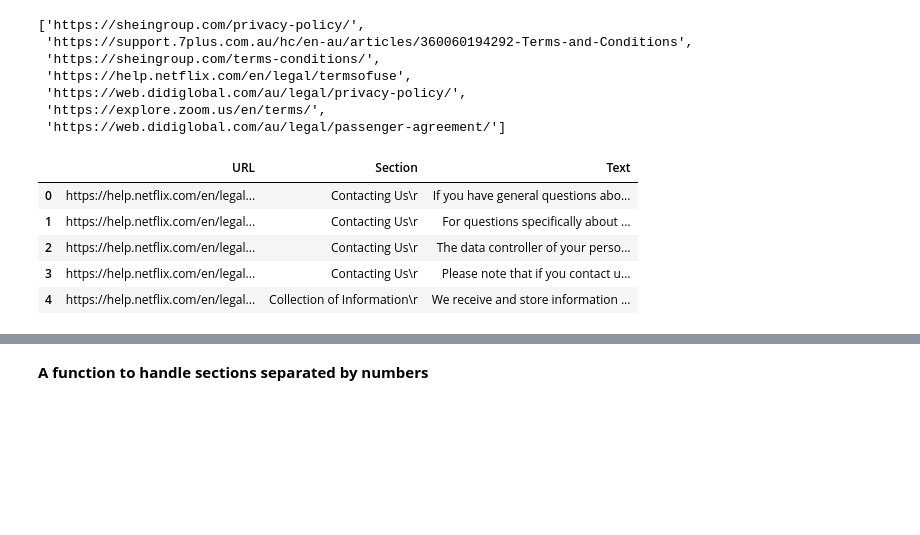
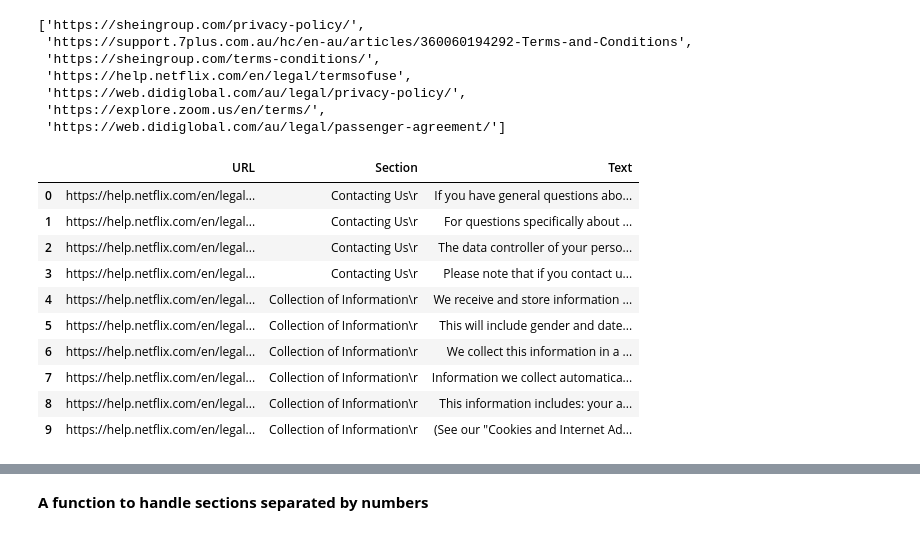
Before and after one commit to zyferion/datta-able-bootstrap-dashboard, a Jupyter notebook: notebooks/data_extraction.ipynb, the cells around one changed output, grey strips where cells are left out. Cells and saved outputs as stored; diff of their text form; code cells hidden in the pictures; blank space fills up the shorter version.

```diff
--- a/notebooks/data_extraction.ipynb
+++ b/notebooks/data_extraction.ipynb
@@ -170,13 +170,49 @@ difference_list
  'https://web.didiglobal.com/au/legal/privacy-policy/',
  'https://explore.zoom.us/en/terms/',
  'https://web.didiglobal.com/au/legal/passenger-agreement/']
-# %%
-result_df.head(5)
-# %% [output]
-|  | URL | Section | Text |
-| 0 | https://help.netflix.com/en/legal... | Contacting Us\r | If you have general questions abo... |
-| 1 | https://help.netflix.com/en/legal... | Contacting Us\r | For questions specifically about ... |
-| 2 | https://help.netflix.com/en/legal... | Contacting Us\r | The data controller of your perso... |
-| 3 | https://help.netflix.com/en/legal... | Contacting Us\r | Please note that if you contact u... |
-| 4 | https://help.netflix.com/en/legal... | Collection of Information\r | We receive and store information ... |
+# %%
+def remove_whitespace_and_carriage_returns(df, column_name):
+    """
+    Remove leading and trailing whitespaces, newline characters, and carriage returns from a column in a Pandas DataFrame.
+
+    Args:
+        df (pd.DataFrame): The DataFrame containing the column.
+        column_name (str): The name of the column with whitespace, newline characters, and carriage returns to remove.
+
+    Returns:
+        pd.DataFrame: The DataFrame with leading/trailing spaces, newline characters, and carriage returns removed from the specified column.
+    """
+    # Check if the column exists in the DataFrame
+    if column_name not in df.columns:
+        raise ValueError(f"Column '{column_name}' not found in the DataFrame.")
+
+    # Use str.replace() with a regular expression to replace multiple spaces with one space
+    df[column_name] = df[column_name].str.replace(r'\s+', ' ', regex=True)
+
+    # Use str.replace() to remove carriage returns ('\r'), newline characters ('\n'), and leading/trailing spaces
+    df[column_name] = df[column_name].str.replace('[\r\n]+', '', regex=True).str.strip()
+
+    # Use str.replace() to remove exact '\r' patterns
+    df[column_name] = df[column_name].str.replace(r'\r', '')
+
+    # Use str.replace() to remove '\' and '/' patterns
+    df[column_name] = df[column_name].str.replace('\\', ' ')
+    df[column_name] = df[column_name].str.replace('/', ' ')
+
+    return df
+# %%
+result_df = remove_whitespace_and_carriage_returns(result_df, 'Text')
+result_df.head(10)
+# %% [output]
+|  | URL | Section | Text |
+| 0 | https://help.netflix.com/en/legal... | Contacting Us\r | If you have general questions abo... |
+| 1 | https://help.netflix.com/en/legal... | Contacting Us\r | For questions specifically about ... |
+| 2 | https://help.netflix.com/en/legal... | Contacting Us\r | The data controller of your perso... |
+| 3 | https://help.netflix.com/en/legal... | Contacting Us\r | Please note that if you contact u... |
+| 4 | https://help.netflix.com/en/legal... | Collection of Information\r | We receive and store information ... |
+| 5 | https://help.netflix.com/en/legal... | Collection of Information\r | This will include gender and date... |
+| 6 | https://help.netflix.com/en/legal... | Collection of Information\r | We collect this information in a ... |
+| 7 | https://help.netflix.com/en/legal... | Collection of Information\r | Information we collect automatica... |
+| 8 | https://help.netflix.com/en/legal... | Collection of Information\r | This information includes: your a... |
+| 9 | https://help.netflix.com/en/legal... | Collection of Information\r | (See our "Cookies and Internet Ad... |
 # %%
```
Also changed, not shown: parts of 1 cell of this notebook.
